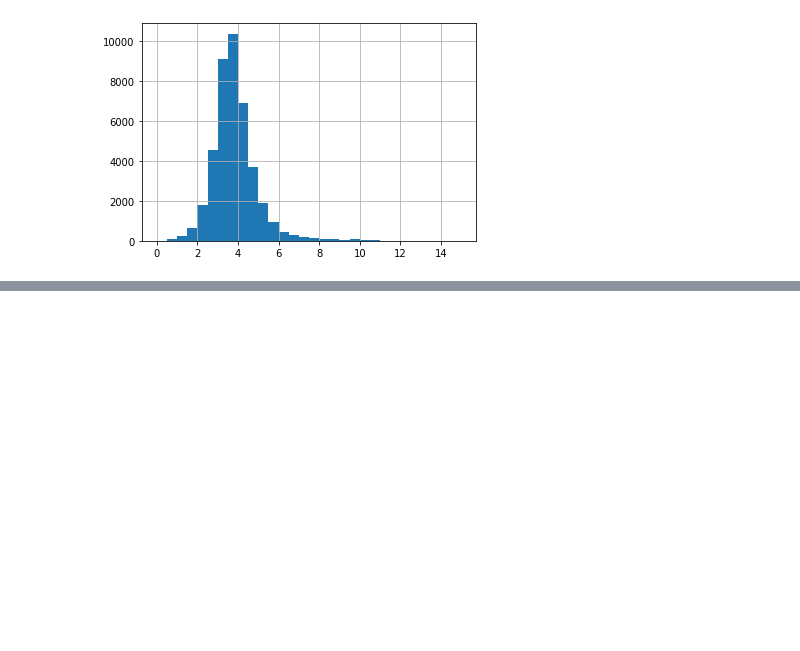
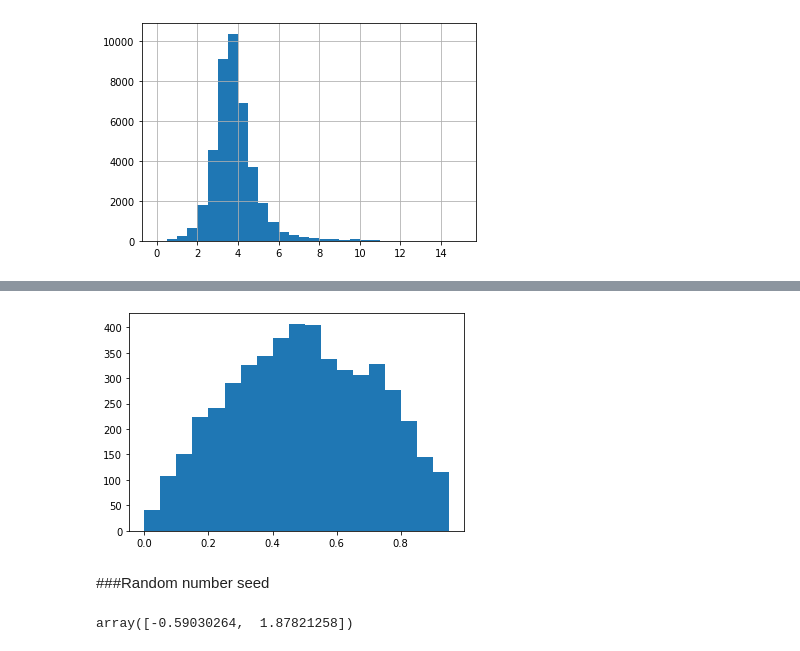
Before and after one commit to TinChung41/Google_Colab_DataCamp_Data_Analyst, a Jupyter notebook: Sampling in Python/Sampling_in_Python_1_Introduction_to_Sampling.ipynb, the cells around one changed output, grey strips where cells are left out. Saved outputs shown, nothing was run; the diff lists cells and outputs as text; code cells hidden in the pictures; blank space fills up the shorter version.

```diff
--- a/Sampling in Python/Sampling_in_Python_1_Introduction_to_Sampling.ipynb
+++ b/Sampling in Python/Sampling_in_Python_1_Introduction_to_Sampling.ipynb
@@ -88,0 +189,12 @@ array([0.42948119, 0.81967075, 0.16667232, ..., 0.75215824, 0.61327239,
+# %%
+plt.hist(randoms, bins= np.arange(0,1,0.05))
+plt.show()
+# %% [output]
+[figure, added]
+# %% [markdown]
+###Random number seed
+# %%
+np.random.seed(20000229)
+np.random.normal(loc =2, scale =1.5,size=2)
+# %% [output]
+array([-0.59030264,  1.87821258])
```
Also changed, not shown: parts of 27 cells of this notebook.
